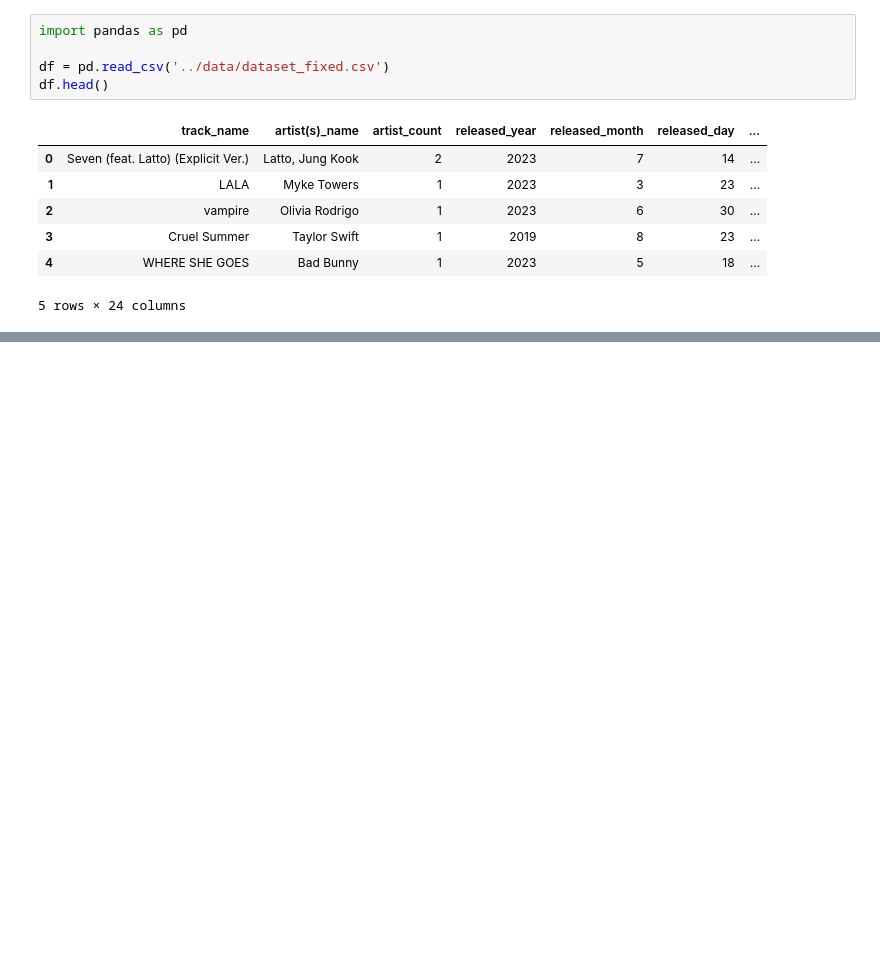
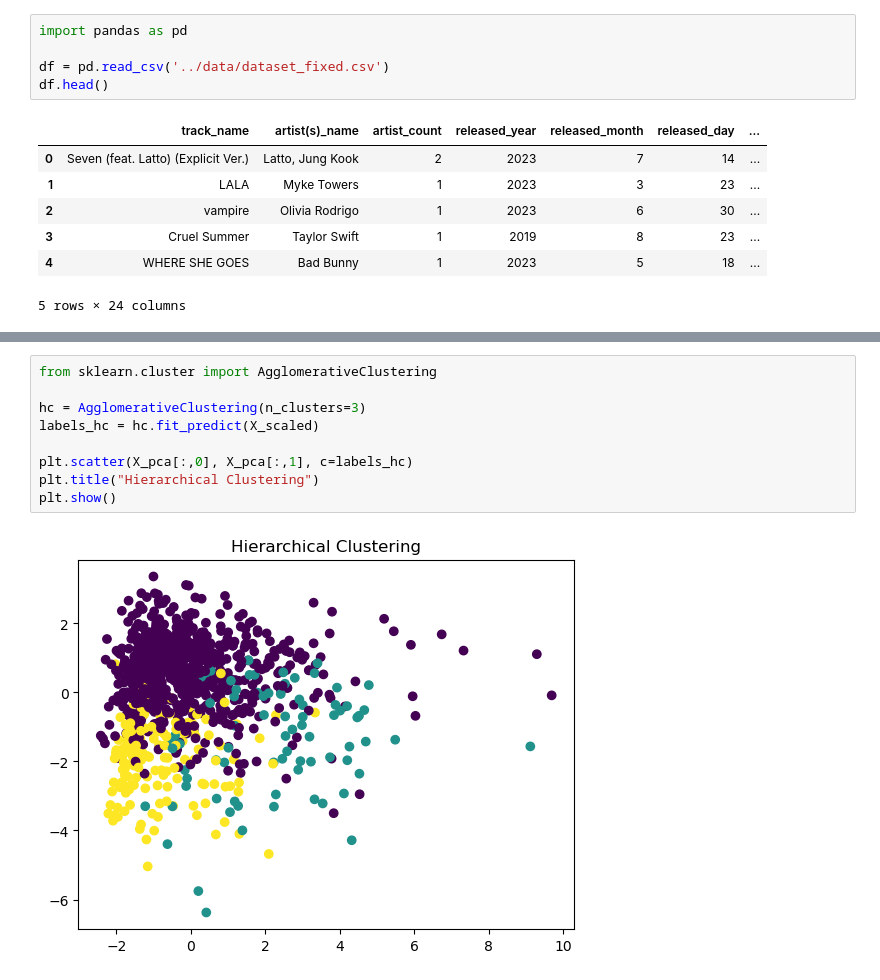
Before and after one commit to dwarakesh1611-droid/Unsupervised-ML-Project, a Jupyter notebook: notebooks/unsupervised_model.ipynb, the cells around one changed output, grey strips where cells are left out. Cells and saved outputs as stored; diff of their text form; blank space fills up the shorter version.

```diff
--- a/notebooks/unsupervised_model.ipynb
+++ b/notebooks/unsupervised_model.ipynb
@@ -13,0 +61,11 @@ df.head()
+# %%
+from sklearn.cluster import AgglomerativeClustering
+
+hc = AgglomerativeClustering(n_clusters=3)
+labels_hc = hc.fit_predict(X_scaled)
+
+plt.scatter(X_pca[:,0], X_pca[:,1], c=labels_hc)
+plt.title("Hierarchical Clustering")
+plt.show()
+# %% [output]
+[figure, added]
```
Also changed, not shown: parts of 11 cells of this notebook.
